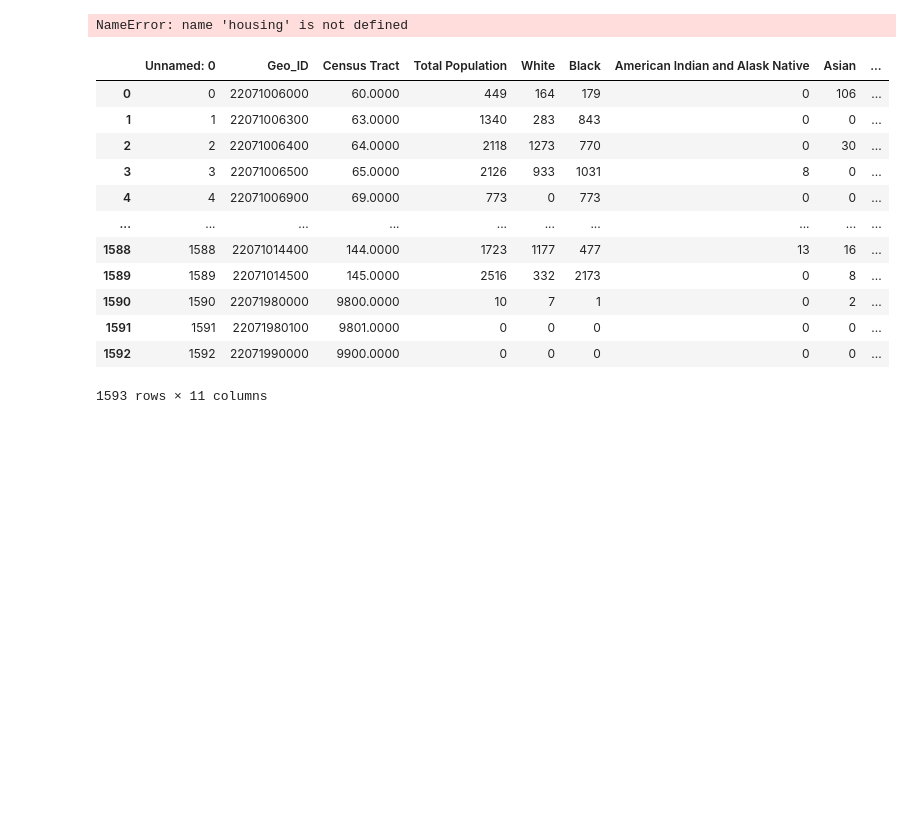
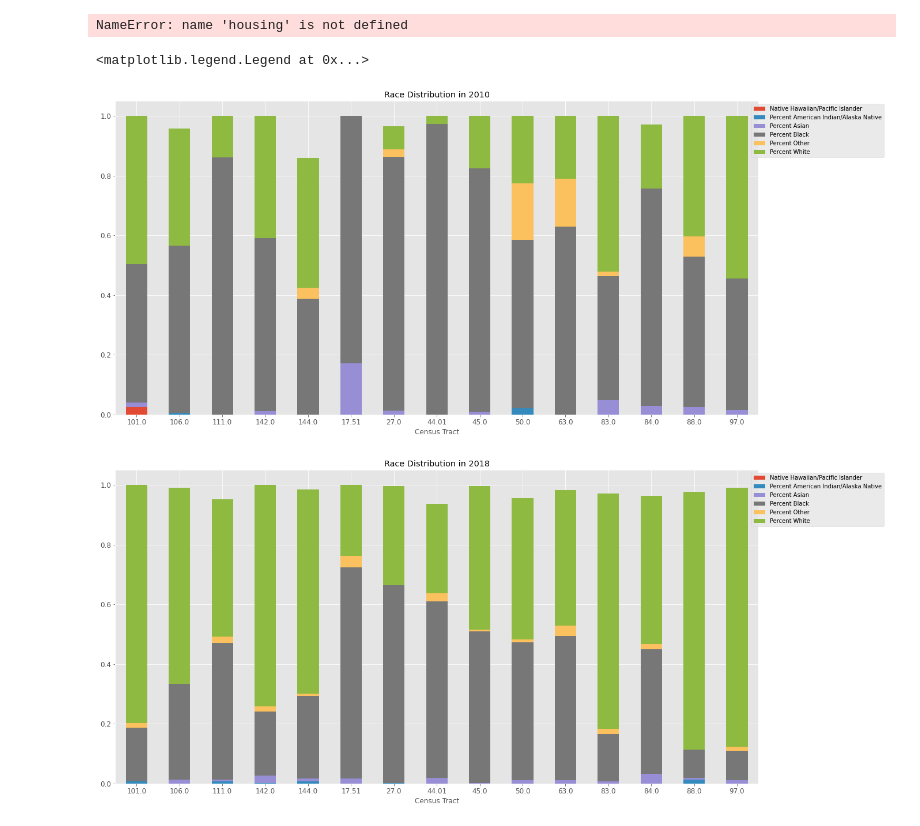
Before and after one commit to leosimanonok/DataScienceFinalTutorial, a Jupyter notebook: Leah.ipynb, the cells around one changed output. Saved outputs shown, nothing was run; the diff lists cells and outputs as text; code cells hidden in the pictures; blank space fills up the shorter version.

Commit message:
cleaned up

```diff
--- a/Leah.ipynb
+++ b/Leah.ipynb
@@ -763,25 +744,58 @@ NameError: name 'housing' is not defined
-# %%
-cens_income = pd.read_csv("./Data/cleaned_income_data.csv")
-cens_race = pd.read_csv("./Data/cleaned_race_data.csv")
-cens_race
-# %% [output]
-|  | Unnamed: 0 | Geo_ID | Census Tract | Total Population | White | Black | American Indian and Alask Native | Asian | ... |
-| 0 | 0 | 22071006000 | 60.0000 | 449 | 164 | 179 | 0 | 106 | ... |
-| 1 | 1 | 22071006300 | 63.0000 | 1340 | 283 | 843 | 0 | 0 | ... |
-| 2 | 2 | 22071006400 | 64.0000 | 2118 | 1273 | 770 | 0 | 30 | ... |
-| 3 | 3 | 22071006500 | 65.0000 | 2126 | 933 | 1031 | 8 | 0 | ... |
-| 4 | 4 | 22071006900 | 69.0000 | 773 | 0 | 773 | 0 | 0 | ... |
-| ... | ... | ... | ... | ... | ... | ... | ... | ... | ... |
-| 1588 | 1588 | 22071014400 | 144.0000 | 1723 | 1177 | 477 | 13 | 16 | ... |
-| 1589 | 1589 | 22071014500 | 145.0000 | 2516 | 332 | 2173 | 0 | 8 | ... |
-| 1590 | 1590 | 22071980000 | 9800.0000 | 10 | 7 | 1 | 0 | 2 | ... |
-| 1591 | 1591 | 22071980100 | 9801.0000 | 0 | 0 | 0 | 0 | 0 | ... |
-| 1592 | 1592 | 22071990000 | 9900.0000 | 0 | 0 | 0 | 0 | 0 | ... |
-1593 rows × 11 columns
 # %%
+#Changing what I did before to take in census tract data
+cens_income = pd.read_csv("./Data/cleaned_income_data.csv")
+cens_race = pd.read_csv("./Data/cleaned_race_data.csv")
+
+
 cens_race['Percent White'] = cens_race["White"].astype(float) / cens_race['Total Population'].astype(float)
 cens_race['Percent Black'] = cens_race["Black"].astype(float) / cens_race['Total Population'].astype(float)
 cens_race['Percent American Indian/Alaska Native'] = cens_race["American Indian and Alask Native"].astype(float) / cens_race['Total Population'].astype(float)
 cens_race['Percent Asian'] = cens_race["Asian"].astype(float) / cens_race['Total Population'].astype(float)
 cens_race['Native Hawaiian/Pacific Islander'] = cens_race["Native Hawaiian and Other Pacific Islander"].astype(float) / cens_race['Total Population'].astype(float)
 cens_race['Percent Other'] = cens_race["Other"].astype(float) / cens_race['Total Population'].astype(float)
+race_pct = cens_race[['Census Tract', 'Percent White', 'Percent Black', 'Percent American Indian/Alaska Native', 'Percent Asian', 'Native Hawaiian/Pacific Islander', 'Percent Other', 'Year']].drop_duplicates()
+race_pct.dropna(inplace=True)
+
+
+cols = ['Percent White', 'Percent Black', 'Percent American Indian/Alaska Native', 'Percent Asian', 'Native Hawaiian/Pacific Islander', 'Percent Other']
+
+race_pct['Census Tract'] = race_pct['Census Tract'].astype(str)
+
+#Make Datasets in 2010 and 2018 to calculate change:
+race_in2010 = race_pct[race_pct['Year']==2010]
+race_in2018 = race_pct[race_pct['Year']==2018]
+
+race_in2010.set_index('Census Tract', inplace=True)
+race_in2018.set_index('Census Tract', inplace=True)
+
+#Calculate which neighborhoods had the biggest influx of white people between the two time periods:
+
+change_white = race_pct[['Census Tract']].drop_duplicates()
+change_white.set_index('Census Tract', inplace=True)
+
+#Subtract most recent data from old data
+change_white['Change in White'] = race_in2018['Percent White'] - race_in2010['Percent White']
+
+
+#Save the 15 census tracts with the highest increase in population of white people
+highest_change = list(change_white['Change in White'].sort_values(ascending=False).head(15).astype(str).to_dict().keys())
+
+
+#Create subsets for each of the years for comparison
+subset_2010 = race_in2010.loc[highest_change]
+subset_2018 = race_in2018.loc[highest_change]
+
+#-------------------------------------------Plotting--------------------------------------------
+
+#Create pivot tables and plot
+subset_2010.pivot_table(index='Census Tract', values=cols).plot.bar(stacked=True, fontsize='large',
+                                        rot=0, figsize=(20,10), title='Race Distribution in 2010'
+                                        ).legend(bbox_to_anchor=(1.2, 1))
+
+subset_2018.pivot_table(index='Census Tract', values=cols).plot.bar(stacked=True, fontsize='large',
+                                        rot=0, figsize=(20,10), title='Race Distribution in 2018'
+                                        ).legend(bbox_to_anchor=(1.2, 1))
+# %% [output]
+<matplotlib.legend.Legend at 0x...>
+[figure, added]
+[figure, added]
```
Also changed, not shown: parts of 14 cells of this notebook.
